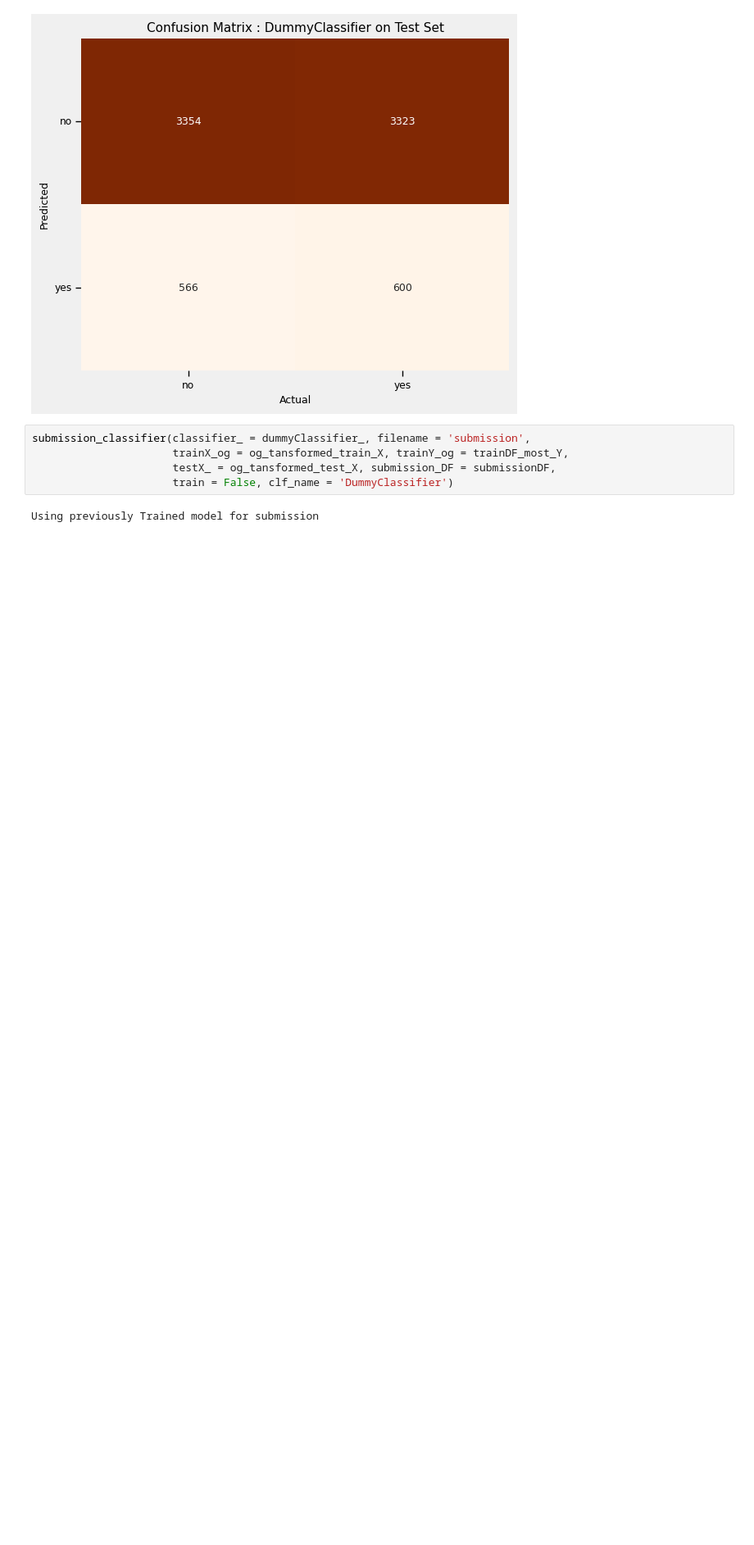
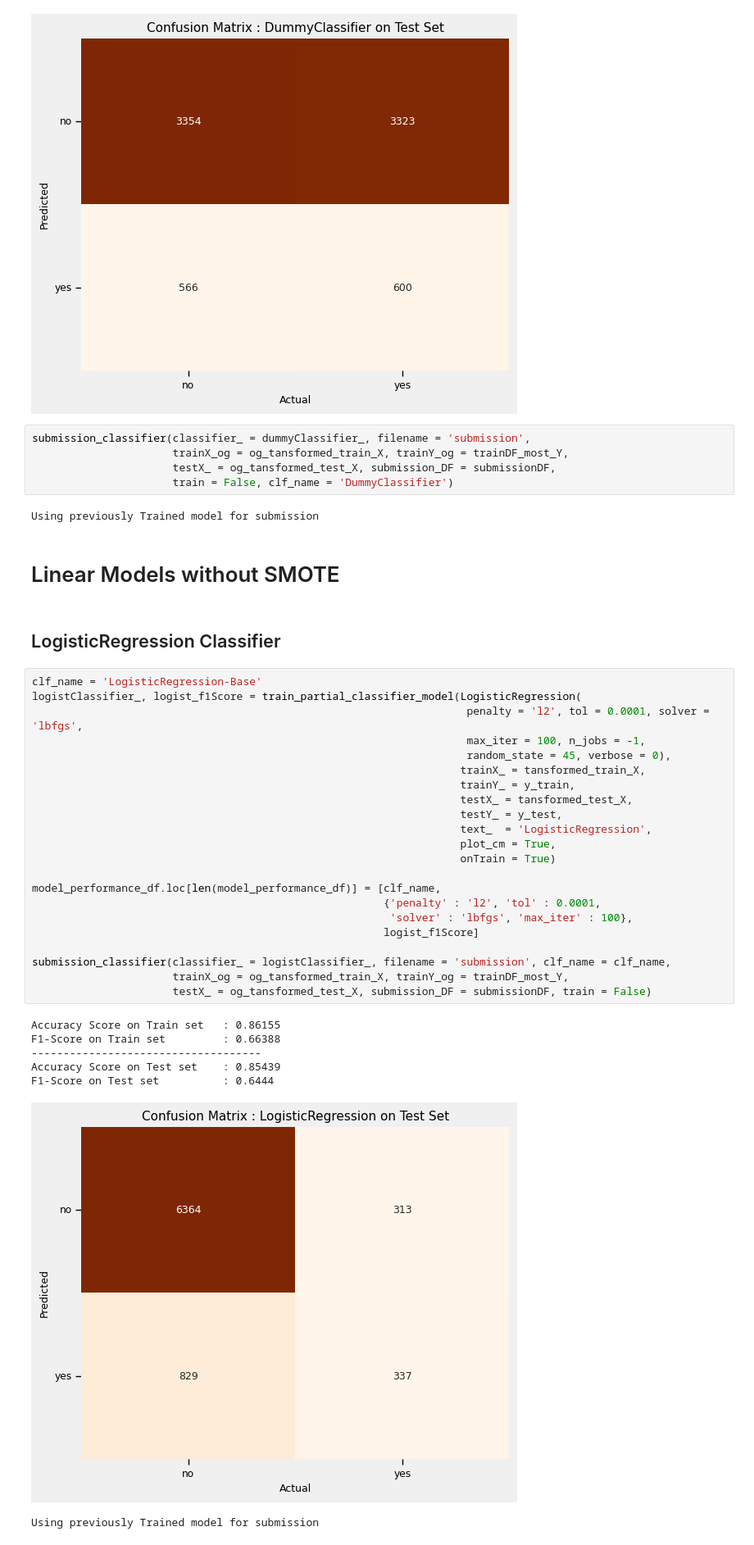
Before and after one commit to jishnukoliyadan/Predicting-the-Success-of-Bank-telemarketing, a Jupyter notebook: notebook/Predict-Success-of-Bank-telemarketing.ipynb, the cells around one changed output. Shown at 82% size. Saved outputs shown, nothing was run; the diff lists cells and outputs as text; blank space fills up the shorter version.

Commit message:
Logistic Regression model tested

```diff
--- a/notebook/Predict-Success-of-Bank-telemarketing.ipynb
+++ b/notebook/Predict-Success-of-Bank-telemarketing.ipynb
@@ -917,3 +921,37 @@ submission_classifier(classifier_ = dummyClassifier_, filename = 'submission',
                       train = False, clf_name = 'DummyClassifier')
 # %% [output]
 Using previously Trained model for submission
+# %% [markdown]
+# Linear Models without SMOTE
+# %% [markdown]
+## LogisticRegression Classifier
+# %%
+clf_name = 'LogisticRegression-Base'
+logistClassifier_, logist_f1Score = train_partial_classifier_model(LogisticRegression(
+                                                                    penalty = 'l2', tol = 0.0001, solver = 'lbfgs',
+                                                                    max_iter = 100, n_jobs = -1,
+                                                                    random_state = 45, verbose = 0),
+                                                                   trainX_ = tansformed_train_X,
+                                                                   trainY_ = y_train,
+                                                                   testX_ = tansformed_test_X,
+                                                                   testY_ = y_test,
+                                                                   text_  = 'LogisticRegression',
+                                                                   plot_cm = True,
+                                                                   onTrain = True)
+
+model_performance_df.loc[len(model_performance_df)] = [clf_name,
+                                                       {'penalty' : 'l2', 'tol' : 0.0001,
+                                                        'solver' : 'lbfgs', 'max_iter' : 100},
+                                                       logist_f1Score]
+
+submission_classifier(classifier_ = logistClassifier_, filename = 'submission', clf_name = clf_name,
+                      trainX_og = og_tansformed_train_X, trainY_og = trainDF_most_Y,
+                      testX_ = og_tansformed_test_X, submission_DF = submissionDF, train = False)
+# %% [output]
+Accuracy Score on Train set   : 0.86155
+F1-Score on Train set         : 0.66388
+------------------------------------
+Accuracy Score on Test set    : 0.85439
+F1-Score on Test set          : 0.6444
+[figure, added]
+Using previously Trained model for submission
```
Also changed, not shown: parts of 5 cells of this notebook, 2 other files.
